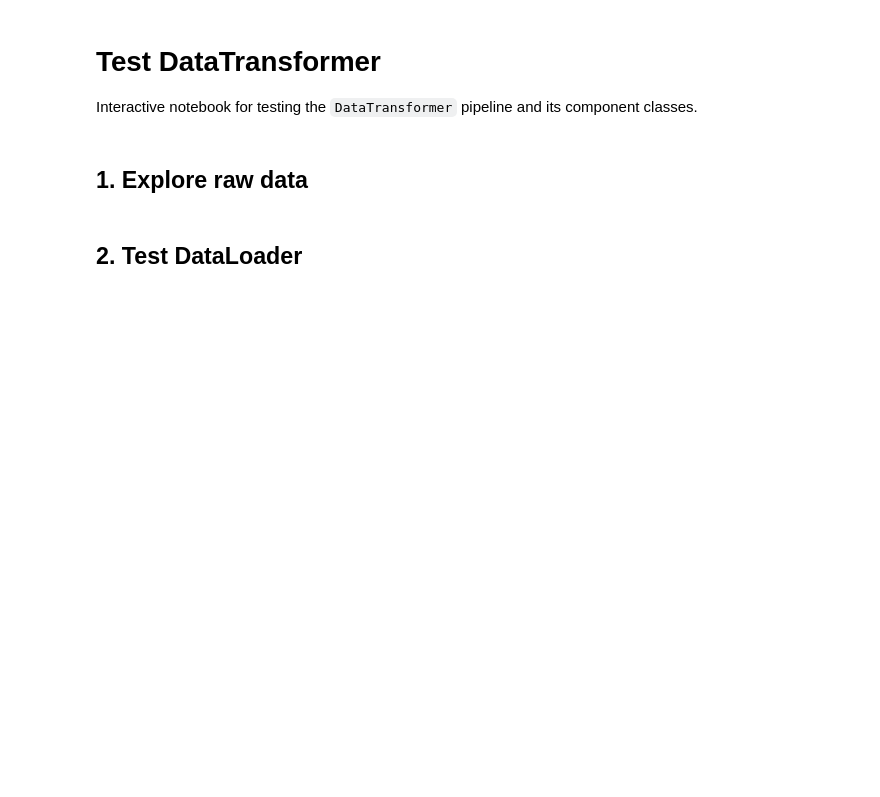
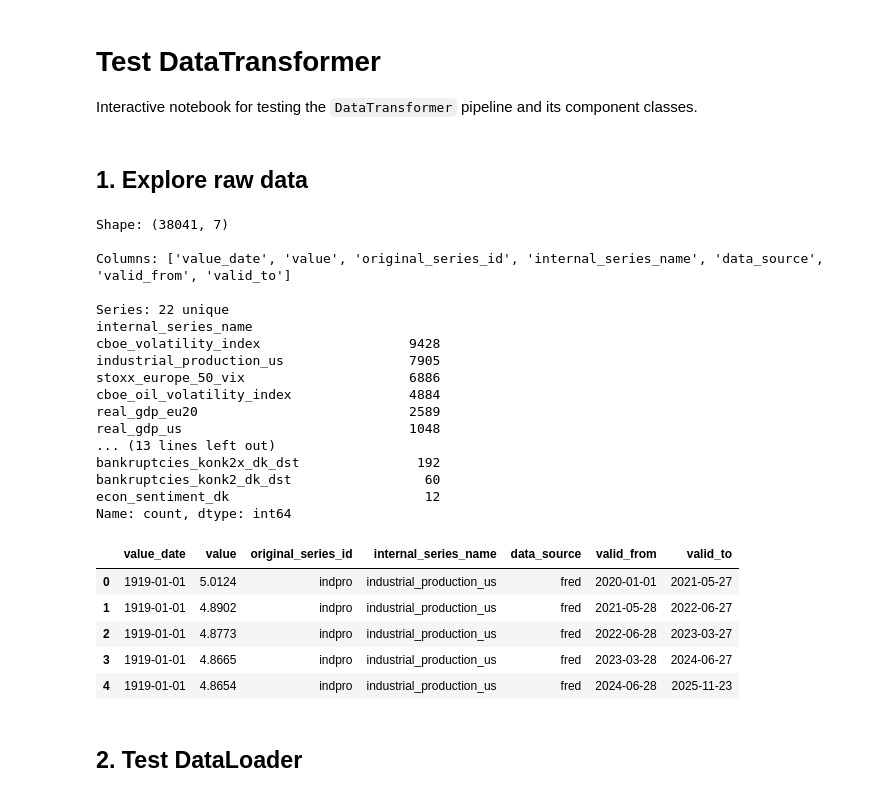
Before and after one commit to erikgrenestam/macrocast, a Jupyter notebook: notebooks/test_data_transformer.ipynb, the cells around one changed output. Saved outputs shown, nothing was run; the diff lists cells and outputs as text; code cells hidden in the pictures; blank space fills up the shorter version.

```diff
--- a/notebooks/test_data_transformer.ipynb
+++ b/notebooks/test_data_transformer.ipynb
@@ -24,12 +27,36 @@ from transform import (
 # %% [markdown]
 ## 1. Explore raw data
 # %%
-raw_df = pd.read_parquet(DATA_PATH)
+raw_df = pd.read_parquet('./data/example_data.parquet')
 print(f"Shape: {raw_df.shape}")
 print(f"\nColumns: {raw_df.columns.tolist()}")
 print(f"\nSeries: {raw_df['internal_series_name'].nunique()} unique")
 print(raw_df['internal_series_name'].value_counts())
 raw_df.head()
+# %% [output]
+Shape: (38041, 7)
+
+Columns: ['value_date', 'value', 'original_series_id', 'internal_series_name', 'data_source', 'valid_from', 'valid_to']
+
+Series: 22 unique
+internal_series_name
+cboe_volatility_index                   9428
+industrial_production_us                7905
+stoxx_europe_50_vix                     6886
+cboe_oil_volatility_index               4884
+real_gdp_eu20                           2589
+real_gdp_us                             1048
+... (13 lines left out)
+bankruptcies_konk2x_dk_dst               192
+bankruptcies_konk2_dk_dst                 60
+econ_sentiment_dk                         12
+Name: count, dtype: int64
+|  | value_date | value | original_series_id | internal_series_name | data_source | valid_from | valid_to |
+| 0 | 1919-01-01 | 5.0124 | indpro | industrial_production_us | fred | 2020-01-01 | 2021-05-27 |
+| 1 | 1919-01-01 | 4.8902 | indpro | industrial_production_us | fred | 2021-05-28 | 2022-06-27 |
+| 2 | 1919-01-01 | 4.8773 | indpro | industrial_production_us | fred | 2022-06-28 | 2023-03-27 |
+| 3 | 1919-01-01 | 4.8665 | indpro | industrial_production_us | fred | 2023-03-28 | 2024-06-27 |
+| 4 | 1919-01-01 | 4.8654 | indpro | industrial_production_us | fred | 2024-06-28 | 2025-11-23 |
 # %%
 raw_df.dtypes
 # %% [markdown]
```
Also changed, not shown: parts of 16 cells of this notebook, 6 other files.
